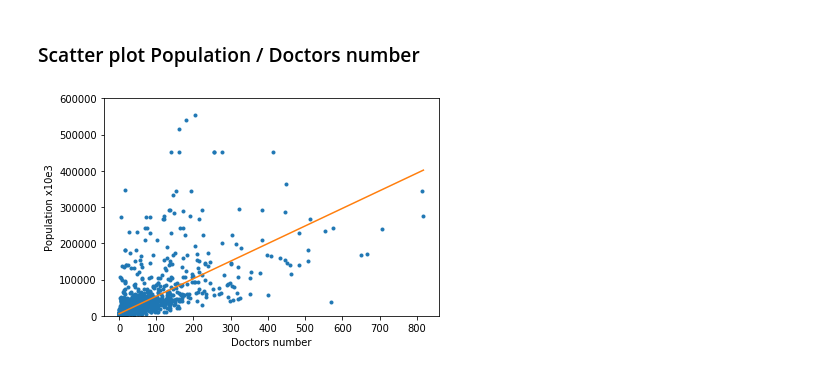
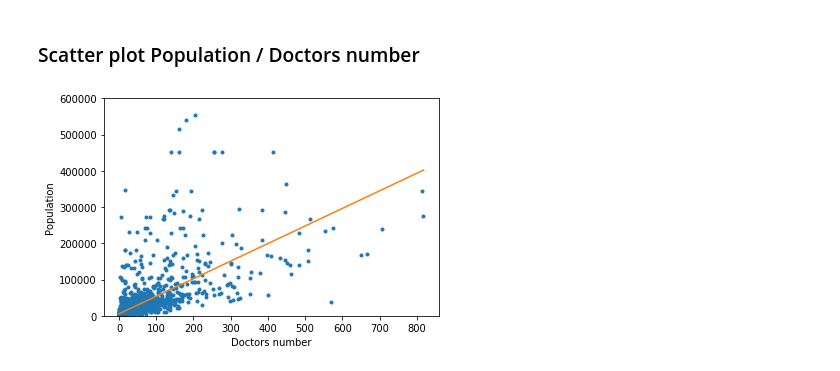
Before and after one commit to DianeDrl/Capstone-Project-1, a Jupyter notebook: Capstone Project 1.ipynb, the cells around one changed output. Saved outputs shown, nothing was run; the diff lists cells and outputs as text; code cells hidden in the pictures.

```diff
--- a/Capstone Project 1.ipynb
+++ b/Capstone Project 1.ipynb
@@ -464,18 +464,18 @@ france_map.save('Ratio.html')
 # %%
 X=Population_Doctors_by_zipcode.Doctors_number
 Y=Population_Doctors_by_zipcode.Population_Zipcode
 
 # Linear Regression Line
 slope,intercept=np.polyfit(X,Y,1)
 x=np.array([0,max(X)])
 y=slope*x+intercept
 
 # Plot
 _=plt.plot(X,Y,marker='.',linestyle='none')
 _=plt.plot(x,y)
 _=plt.ylim(0,600000)
 _=plt.xlabel('Doctors number')
-_=plt.ylabel('Population x10e3')
+_=plt.ylabel('Population')
 plt.show()
 # %% [output]
-[figure, old version]
+[figure, new version]
```
Also changed, not shown: parts of 2 cells of this notebook.
